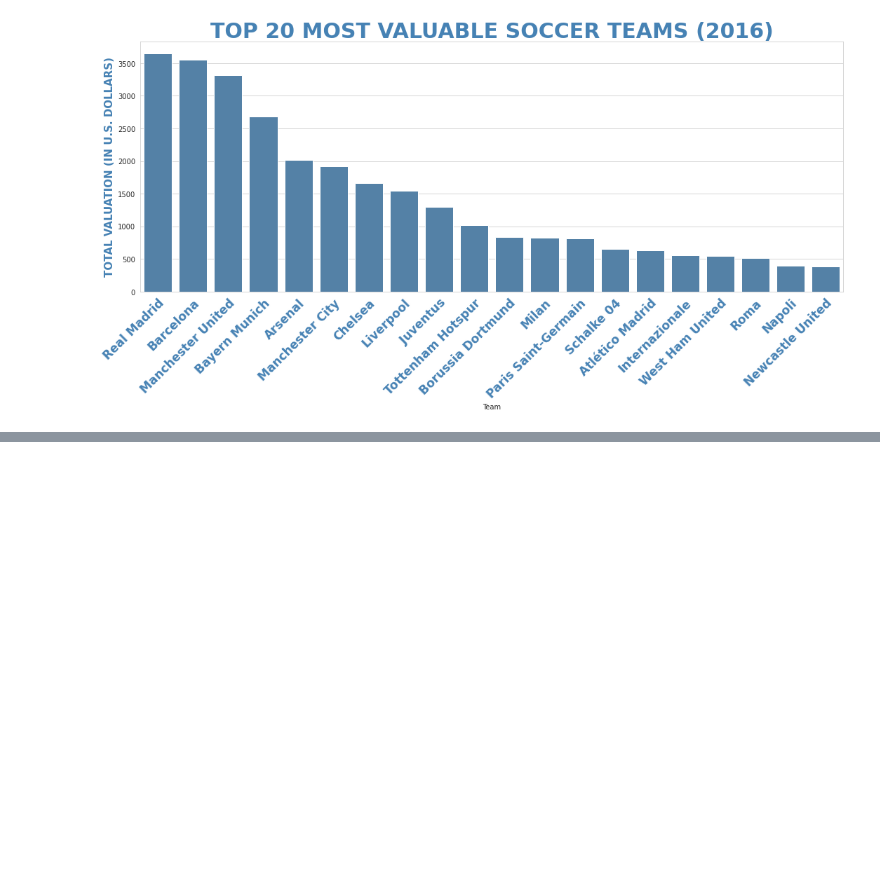
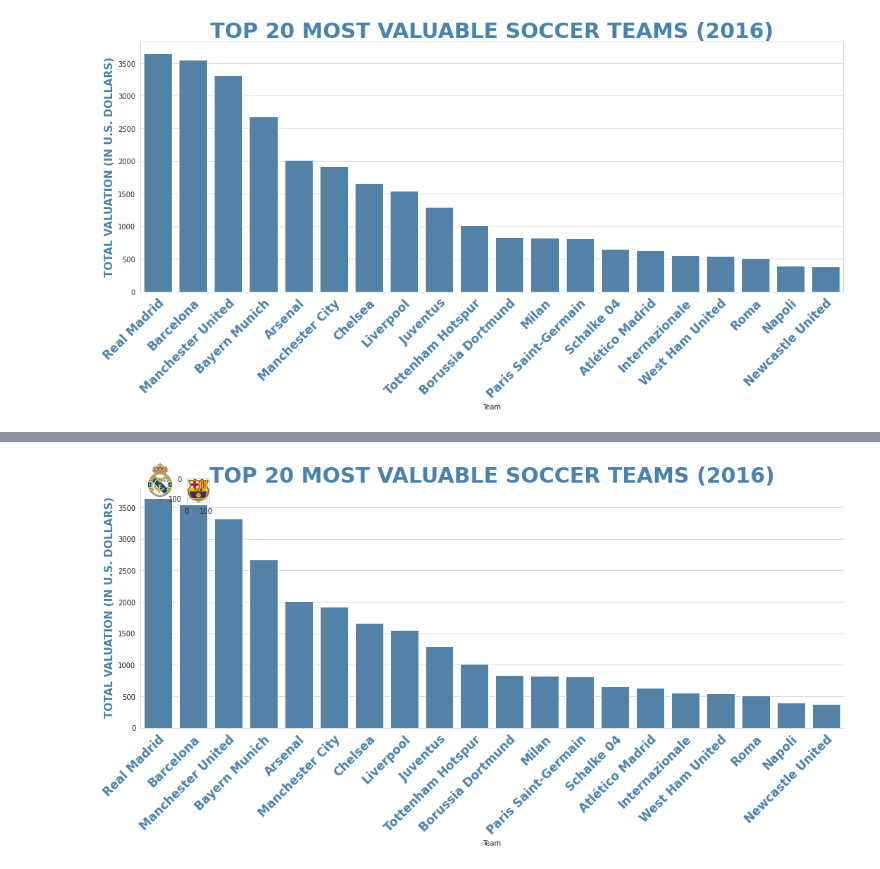
Before and after one commit to khatriprajwol/Data-Visualization-, a Jupyter notebook: Recreating The Master .ipynb, the cells around one changed output, grey strips where cells are left out. Drawn from its saved outputs; the diff is of its cells as text; code cells hidden in the pictures; blank space fills up the shorter version.

```diff
--- a/Recreating The Master .ipynb
+++ b/Recreating The Master .ipynb
@@ -350,3 +375,25 @@ ValueError: ignored
+# %%
+plt.rcParams["figure.figsize"] = [15, 8]
+plt.rcParams["figure.autolayout"] = True
+sns.set_style('whitegrid')
+ax = sns.barplot(data = df, x = 'Team', y= "Value", color= 'steelblue', ci= None, linewidth = 1)
+ax.set_xticklabels(ax.get_xticklabels(),rotation = 45, fontweight = 'bold', size = float(17.0), color = 'steelblue', ha="right", rotation_mode="anchor")
+ax.set_title('TOP 20 MOST VALUABLE SOCCER TEAMS (2016)',size = float(30.0), fontweight = 'bold', color= 'steelblue')
+ax.set_ylabel("TOTAL VALUATION (IN U.S. DOLLARS)", size = float(15.0), fontweight = 'bold',  color= 'steelblue')
+arr_lena1 = plt.imread("/content/drive/MyDrive/logos/Barcelona.png")
+axin = ax.inset_axes([0.00019,0.935,0.098,0.099], anchor='NE', zorder=1)
+axin.imshow(arr_lena1)
+
+arr_lena2= plt.imread('/content/drive/MyDrive/logos/Real_Madrid.png')
+axin = ax.inset_axes([-0.125,0.96,0.1699,0.14], anchor='NE', zorder=1)
+
+
+axin.imshow(arr_lena2)
+axin.axis('off')
+sns.despine()
+plt.show()
+# %% [output]
+[figure, added]
 # %%
 import matplotlib.pyplot as plt
 import cv2
```
Also changed, not shown: parts of 4 cells of this notebook.
